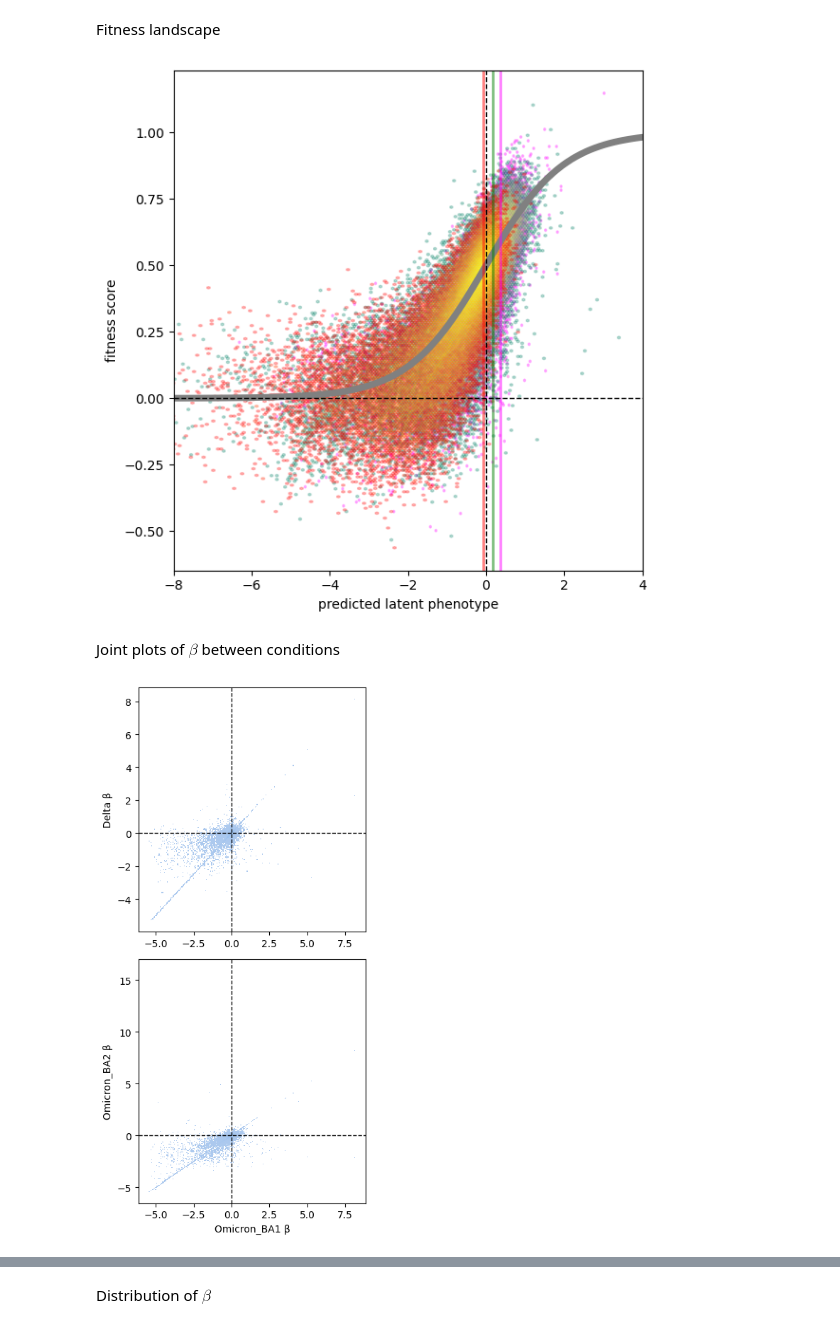
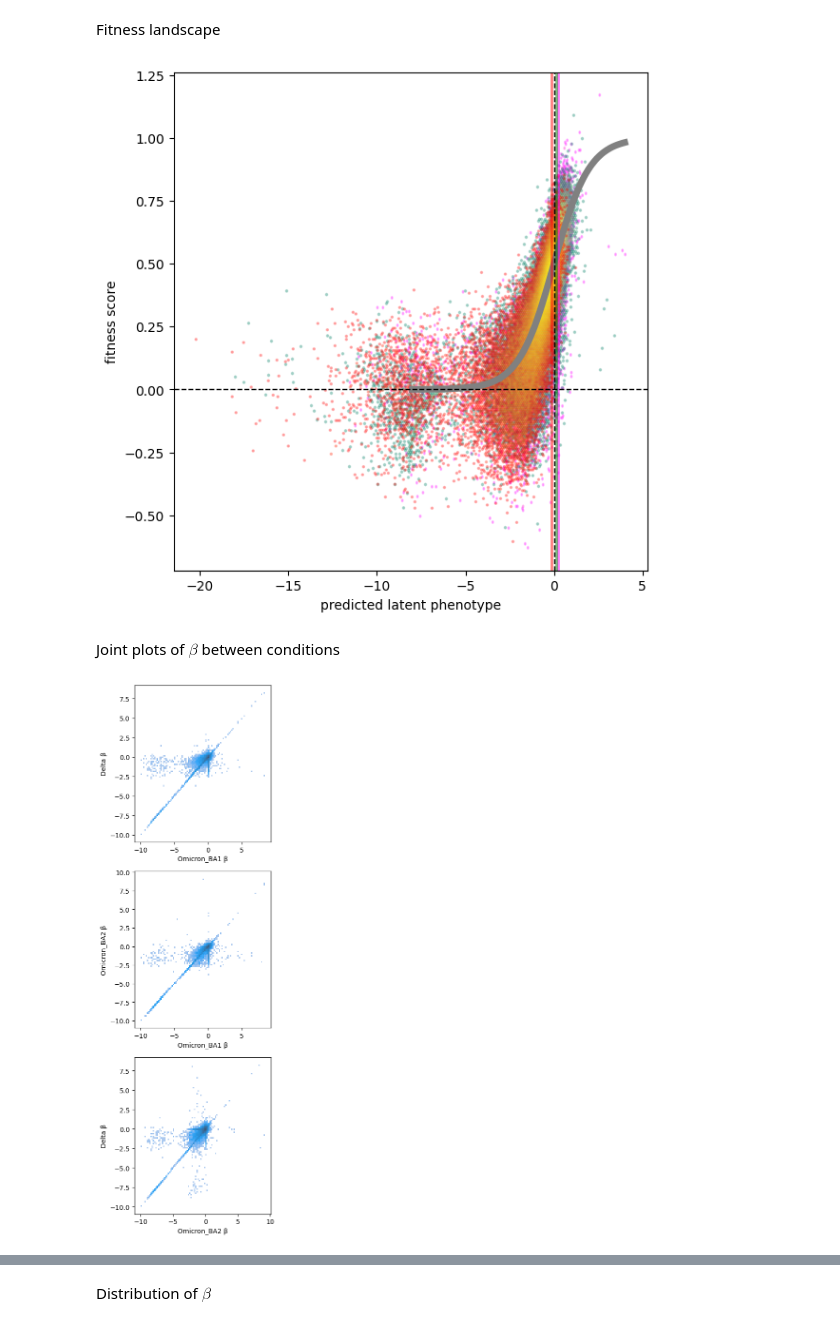
Before and after one commit to matsengrp/multidms, a Jupyter notebook: notebooks/jaxmodels/jaxmodels.ipynb, the cells around one changed output, grey strips where cells are left out. Drawn from its saved outputs; the diff is of its cells as text; code cells hidden in the pictures.

```diff
--- a/notebooks/jaxmodels/jaxmodels.ipynb
+++ b/notebooks/jaxmodels/jaxmodels.ipynb
@@ -173,7 +186,7 @@ multidms_data = multidms.Data(
 Create a `jaxmodels.Data` object, containing the array data
 # %%
 data_sets = {
-    d: multidms.jaxmodels.Data(multidms_data, d)
+    d: multidms.jaxmodels.Data.from_multidms(multidms_data, d)
     for d in multidms_data.conditions
     }
 
@@ -213,24 +260,24 @@ plt.show()
 # %%
-import jax.numpy as jnp
-
 model = multidms.jaxmodels.fit(
     data_sets,
     multidms_data.reference,
     l2reg=l2reg,
     fusionreg=fusionreg,
     block_iters=block_iters,
-    block_tol=1e-4,
+    block_tol=block_tol,
     ge_kwargs=dict(
-        tol=1e-4,
-        maxiter=1000,
-        maxls=30,
+        tol=ge_tol,
+        maxiter=ge_maxiter,
+        maxls=ge_maxls,
         jit=True,
+        # verbose=False
         ),
     cal_kwargs=dict(
-        tol=1e-4,
-        maxiter=1000,
-        maxls=30,
+        tol=cal_tol,
+        maxiter=cal_maxiter,
+        maxls=cal_maxls,
         jit=True,
+        # verbose=False
         ),
     )
 # %% [output]
@@ -325,7 +357,7 @@ for i, (d, data_set) in enumerate(data_sets.items()):
     X = data_set.X
     x_wt = data_set.x_wt
     φ = model.φ[d]
-    α = np.exp(model.logα[d])
+    α = model.α[d]
     φ_pred = φ(X)
     φ_pred_wt = φ(x_wt)
     y = data_set.functional_scores
@@ -333,7 +365,7 @@ for i, (d, data_set) in enumerate(data_sets.items()):
     # plt.scatter(φ_pred, f, color=colors[i], s=0.1, alpha=0.5)
     plt.hexbin(φ_pred, f, cmap=cmaps[i], bins="log", gridsize=200, alpha=0.25)
     plt.axvline(φ_pred_wt, color=colors[i], lw=2, alpha=0.5)
-plt.xlim(φ_grid[0], φ_grid[-1])
+# plt.xlim(φ_grid[0], φ_grid[-1])
 # plt.ylim(-12, 3)
 plt.axhline(0, color="k", linestyle="--", lw=1)
 plt.axvline(0, color="k", linestyle="--", lw=1)
@@ -342,26 +374,37 @@ plt.ylabel("fitness score")
 plt.tight_layout()
 plt.show()
 # %% [output]
-[figure, old version]
+[figure, new version]
 # %% [markdown]
 Joint plots of $\beta$ between conditions
 # %%
-plt.figure(figsize=(4, 8))
+import matplotlib as mpl
 
-plt.subplot(211)
-ax = sns.histplot(x=model.φ["Omicron_BA1"].β, y=model.φ["Delta"].β)
-plt.axvline(0, color="black", linestyle="--", lw=1)
-plt.axhline(0, color="black", linestyle="--", lw=1)
+plt.figure(figsize=(4, 12))
+
+plt.subplot(311)
+ax = sns.histplot(x=model.φ["Omicron_BA1"].β, y=model.φ["Delta"].β, bins=100, norm=mpl.colors.LogNorm(), vmin=None, vmax=None)
+# plt.axvline(0, color="black", linestyle="--", lw=1, zorder=0)
+# plt.axhline(0, color="black", linestyle="--", lw=1, zorder=0)
+plt.xlabel("Omicron_BA1 β")
 plt.ylabel("Delta β")
 
-plt.subplot(212, sharex=ax)
-sns.histplot(x=model.φ["Omicron_BA1"].β, y=model.φ["Omicron_BA2"].β)
-plt.axvline(0, color="black", linestyle="--", lw=1)
-plt.axhline(0, color="black", linestyle="--", lw=1)
+plt.subplot(312)
+ax = sns.histplot(x=model.φ["Omicron_BA1"].β, y=model.φ["Omicron_BA2"].β, bins=100, norm=mpl.colors.LogNorm(), vmin=None, vmax=None)
+# plt.axvline(0, color="black", linestyle="--", lw=1, zorder=0)
+# plt.axhline(0, color="black", linestyle="--", lw=1, zorder=0)
 plt.xlabel("Omicron_BA1 β")
 plt.ylabel("Omicron_BA2 β")
 
+plt.subplot(313)
+ax = sns.histplot(x=model.φ["Omicron_BA2"].β, y=model.φ["Delta"].β, bins=100, norm=mpl.colors.LogNorm(), vmin=None, vmax=None)
+# plt.axvline(0, color="black", linestyle="--", lw=1, zorder=0)
+# plt.axhline(0, color="black", linestyle="--", lw=1, zorder=0)
+plt.xlabel("Omicron_BA2 β")
+plt.ylabel("Delta β")
+
+
 plt.tight_layout()
 plt.show()
 # %% [output]
-[figure, old version]
+[figure, new version]
```
Also changed, not shown: parts of 27 cells of this notebook.
